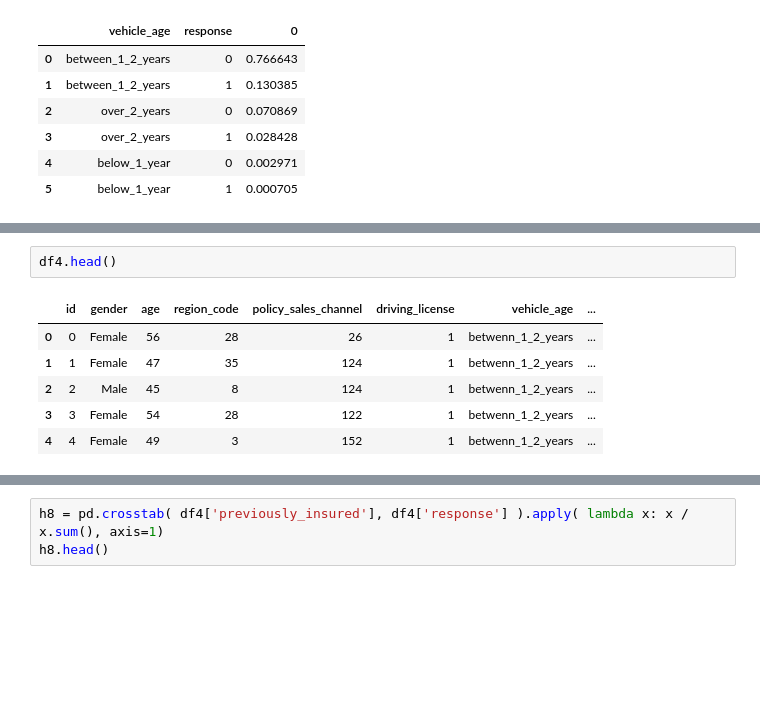
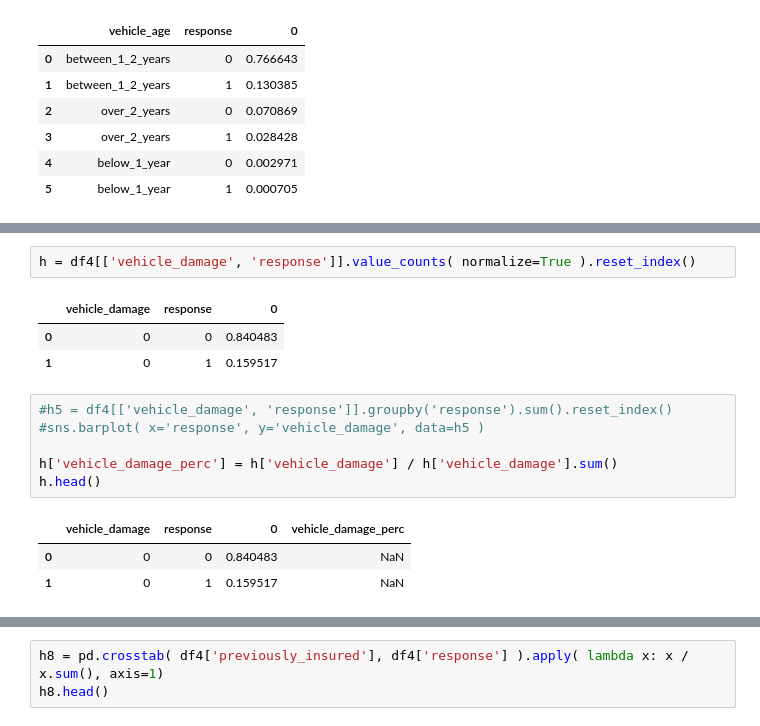
Before and after one commit to adrielepinto/health_insurance_cross_sell, a Jupyter notebook: notebooks/pa004.ipynb, the cells around one changed output, grey strips where cells are left out. Cells and saved outputs as stored; diff of their text form; blank space fills up the shorter version.

```diff
--- a/notebooks/pa004.ipynb
+++ b/notebooks/pa004.ipynb
@@ -400,9 +434,16 @@ h6
 # %%
-df4.head()
+h = df4[['vehicle_damage', 'response']].value_counts( normalize=True ).reset_index()
 # %% [output]
-|  | id | gender | age | region_code | policy_sales_channel | driving_license | vehicle_age | ... |
-| 0 | 0 | Female | 56 | 28 | 26 | 1 | betwenn_1_2_years | ... |
-| 1 | 1 | Female | 47 | 35 | 124 | 1 | betwenn_1_2_years | ... |
-| 2 | 2 | Male | 45 | 8 | 124 | 1 | betwenn_1_2_years | ... |
-| 3 | 3 | Female | 54 | 28 | 122 | 1 | betwenn_1_2_years | ... |
-| 4 | 4 | Female | 49 | 3 | 152 | 1 | betwenn_1_2_years | ... |
+|  | vehicle_damage | response | 0 |
+| 0 | 0 | 0 | 0.840483 |
+| 1 | 0 | 1 | 0.159517 |
+# %%
+#h5 = df4[['vehicle_damage', 'response']].groupby('response').sum().reset_index()
+#sns.barplot( x='response', y='vehicle_damage', data=h5 )
+
+h['vehicle_damage_perc'] = h['vehicle_damage'] / h['vehicle_damage'].sum()
+h.head()
+# %% [output]
+|  | vehicle_damage | response | 0 | vehicle_damage_perc |
+| 0 | 0 | 0 | 0.840483 | NaN |
+| 1 | 0 | 1 | 0.159517 | NaN |
```
Also changed, not shown: parts of 39 cells of this notebook.
